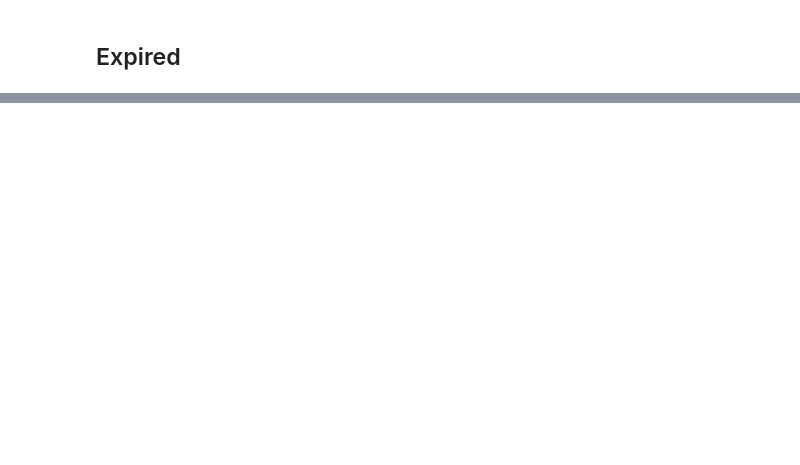
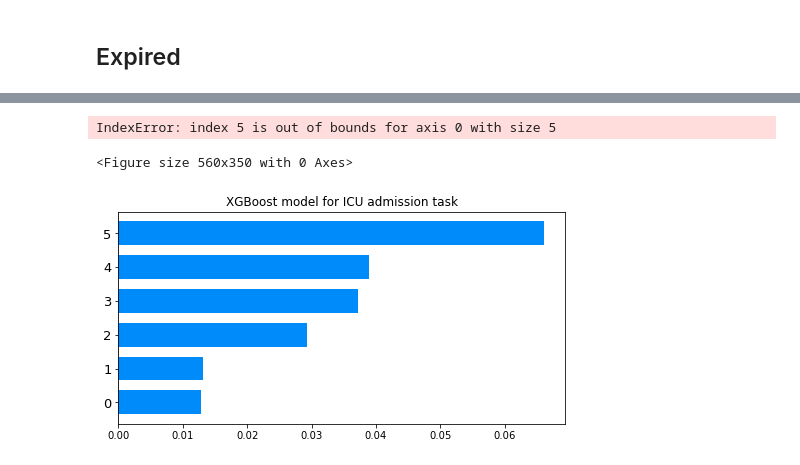
Before and after one commit to konrad-komisarczyk/wb2021, a Jupyter notebook: proj2/DNN/xgboost_scoring.ipynb, the cells around one changed output, grey strips where cells are left out. Saved outputs shown, nothing was run; the diff lists cells and outputs as text; code cells hidden in the pictures; blank space fills up the shorter version.

```diff
--- a/proj2/DNN/xgboost_scoring.ipynb
+++ b/proj2/DNN/xgboost_scoring.ipynb
@@ -51,0 +131,11 @@ array([0.09217561, 0.        , 0.06589799, 0.11698132, 0.06775732,
+# %%
+plt.figure(figsize=(8,5), dpi= 70)
+fig, ax = plt.subplots()
+plt.title("XGBoost model for ICU admission task")
+ax=shap.summary_plot(shap_values, plot_type='bar', feature_names=train_icu.columns[:-1])
+plt.show()
+fig.savefig('xgboost_icu_feature.png', bbox_inches='tight')
+# %% [output]
+IndexError: index 5 is out of bounds for axis 0 with size 5
+<Figure size 560x350 with 0 Axes>
+[figure, added]
```
Also changed, not shown: parts of 21 cells of this notebook, 12 other files.
